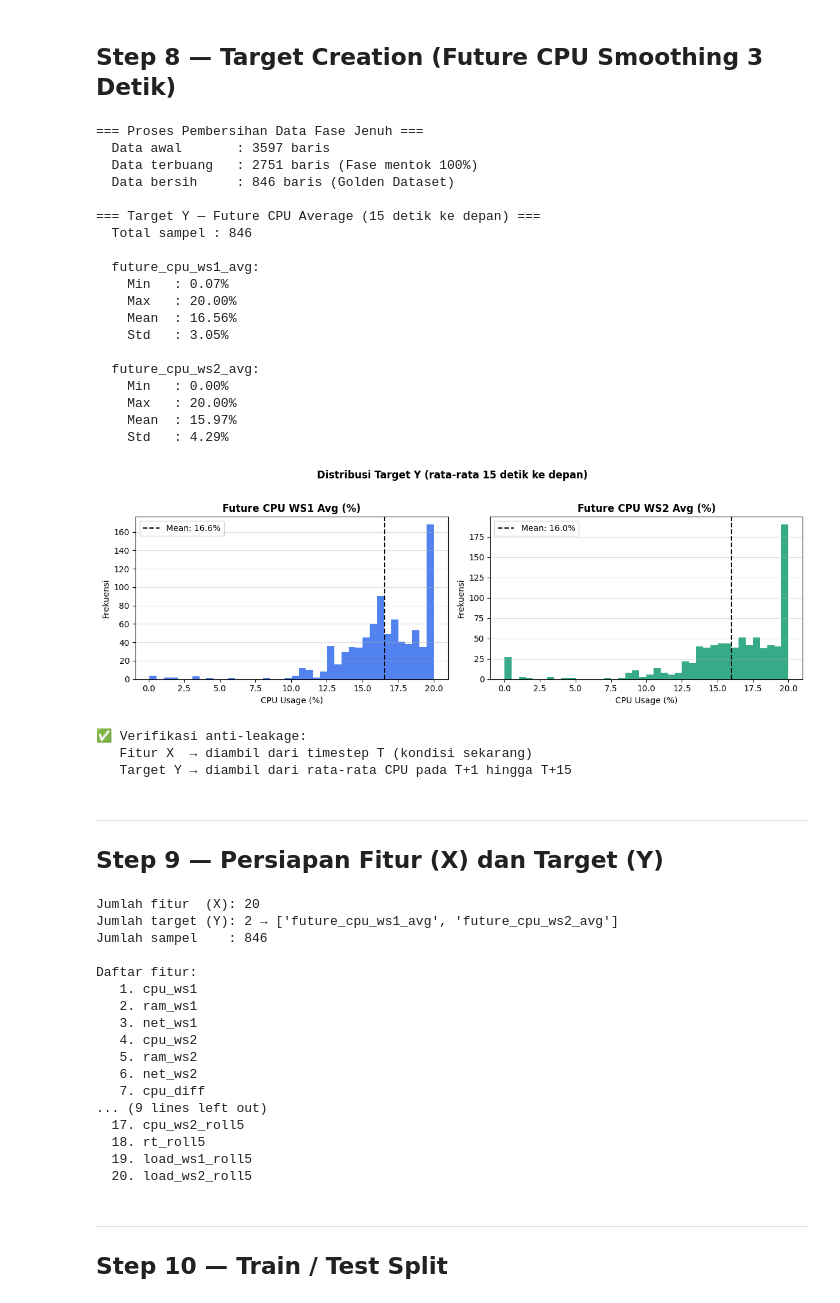
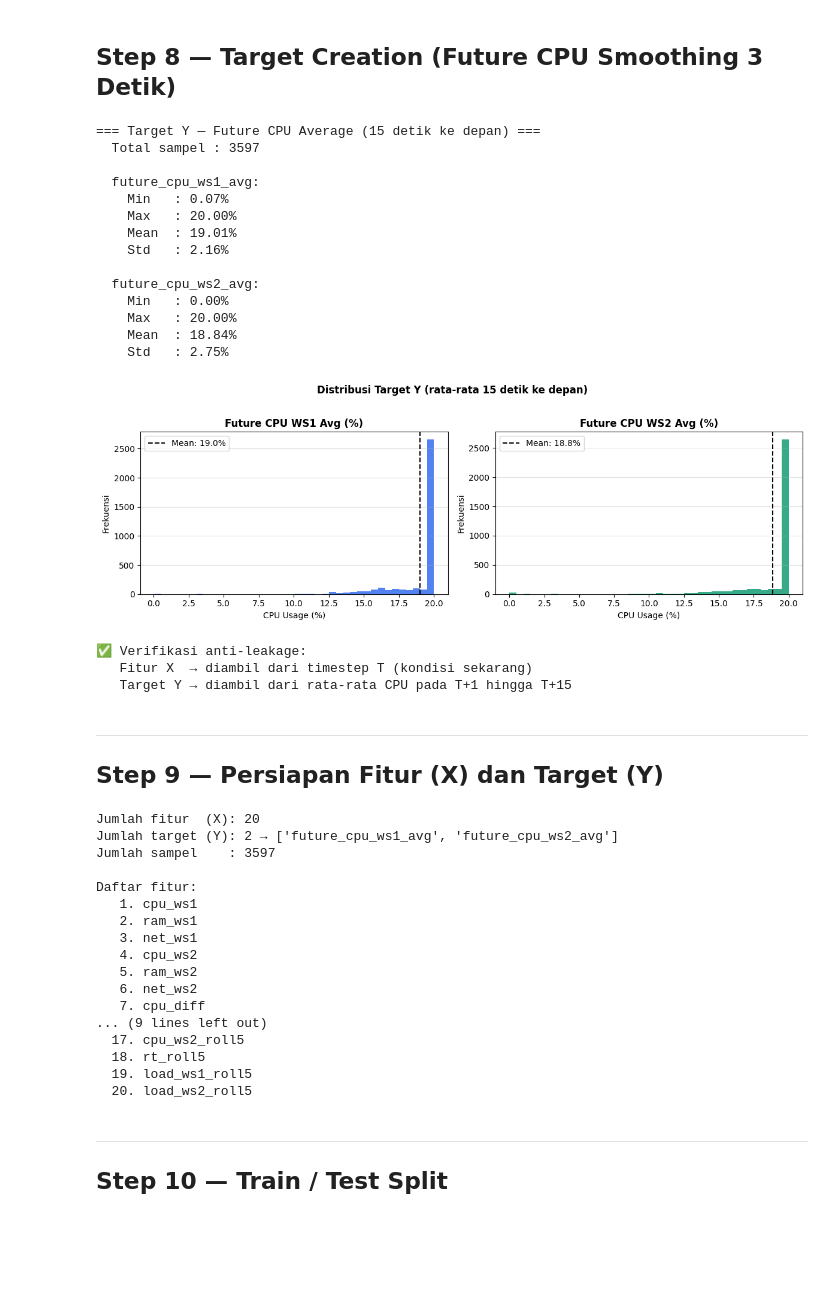
Before and after one commit to Dcrezztopia/Load-Balancing-Berbasis-AI, a Jupyter notebook: xgboost_load_balancer.ipynb, the cells around one changed output. Drawn from its saved outputs; the diff is of its cells as text; code cells hidden in the pictures; blank space fills up the shorter version.

Commit message:
com: RMSE=(0.08%, 0.07%), MAE=(0.05%, 0.07%), R2(-0.9, 0) - menonaktifkan filter data jenuh, sedangkan settingan yg lain masih sama.

```diff
--- a/xgboost_load_balancer.ipynb
+++ b/xgboost_load_balancer.ipynb
@@ -425,15 +425,15 @@ df.dropna(subset=['future_cpu_ws1_avg', 'future_cpu_ws2_avg'], inplace=True)
 df.reset_index(drop=True, inplace=True)
 
 #Filter fase jenuh: buang baris di mana kedua server sudah sangat sibuk (≥98% CPU)
-jml_sebelum = len(df)
-df = df[~((df['cpu_ws1'] >= 98) & (df['cpu_ws2'] >= 98))]
-df.reset_index(drop=True, inplace=True)
-jml_sesudah = len(df)
+# jml_sebelum = len(df)
+# df = df[~((df['cpu_ws1'] >= 98) & (df['cpu_ws2'] >= 98))]
+# df.reset_index(drop=True, inplace=True)
+# jml_sesudah = len(df)
 
-print(f'=== Proses Pembersihan Data Fase Jenuh ===')
-print(f'  Data awal       : {jml_sebelum} baris')
-print(f'  Data terbuang   : {jml_sebelum - jml_sesudah} baris (Fase mentok 100%)')
-print(f'  Data bersih     : {jml_sesudah} baris (Golden Dataset)\n')
+# print(f'=== Proses Pembersihan Data Fase Jenuh ===')
+# print(f'  Data awal       : {jml_sebelum} baris')
+# print(f'  Data terbuang   : {jml_sebelum - jml_sesudah} baris (Fase mentok 100%)')
+# print(f'  Data bersih     : {jml_sesudah} baris (Golden Dataset)\n')
 
 print(f'=== Target Y — Future CPU Average ({SMOOTHING_WINDOW} detik ke depan) ===')
 print(f'  Total sampel : {len(df)}')
@@ -456,44 +456,39 @@ for ax, col, color, title in zip(
     ['#2563EB', '#059669'],
     ['Future CPU WS1 Avg (%)', 'Future CPU WS2 Avg (%)']
 ):
     ax.hist(df[col], bins=40, color=color, alpha=0.8, edgecolor='none')
     ax.axvline(df[col].mean(), color='black', lw=1.5, linestyle='--',
                label=f'Mean: {df[col].mean():.1f}%')
     ax.set_title(title, fontweight='bold')
     ax.set_xlabel('CPU Usage (%)')
     ax.set_ylabel('Frekuensi')
     ax.legend()
     ax.grid(axis='y', alpha=0.4)
 
 plt.suptitle(f'Distribusi Target Y (rata-rata {SMOOTHING_WINDOW} detik ke depan)',
              fontweight='bold', y=1.02)
 plt.tight_layout()
 plt.savefig('model/target_distribution.png', dpi=150, bbox_inches='tight')
 plt.show()
 print('\n✅ Verifikasi anti-leakage:')
 print(f'   Fitur X  → diambil dari timestep T (kondisi sekarang)')
 print(f'   Target Y → diambil dari rata-rata CPU pada T+1 hingga T+{SMOOTHING_WINDOW}')
 # %% [output]
-=== Proses Pembersihan Data Fase Jenuh ===
-  Data awal       : 3597 baris
-  Data terbuang   : 2751 baris (Fase mentok 100%)
-  Data bersih     : 846 baris (Golden Dataset)
-
 === Target Y — Future CPU Average (15 detik ke depan) ===
-  Total sampel : 846
+  Total sampel : 3597
 
   future_cpu_ws1_avg:
     Min   : 0.07%
     Max   : 20.00%
-    Mean  : 16.56%
-    Std   : 3.05%
+    Mean  : 19.01%
+    Std   : 2.16%
 
   future_cpu_ws2_avg:
     Min   : 0.00%
     Max   : 20.00%
-    Mean  : 15.97%
-    Std   : 4.29%
+    Mean  : 18.84%
+    Std   : 2.75%
-[figure, old version]
+[figure, new version]
 ✅ Verifikasi anti-leakage:
    Fitur X  → diambil dari timestep T (kondisi sekarang)
    Target Y → diambil dari rata-rata CPU pada T+1 hingga T+15
@@ -532,7 +527,7 @@ for i, col in enumerate(FEATURE_COLS, 1):
 # %% [output]
 Jumlah fitur  (X): 20
 Jumlah target (Y): 2 → ['future_cpu_ws1_avg', 'future_cpu_ws2_avg']
-Jumlah sampel    : 846
+Jumlah sampel    : 3597
 
 Daftar fitur:
    1. cpu_ws1
```
Also changed, not shown: parts of 9 cells of this notebook, 13 other files.
